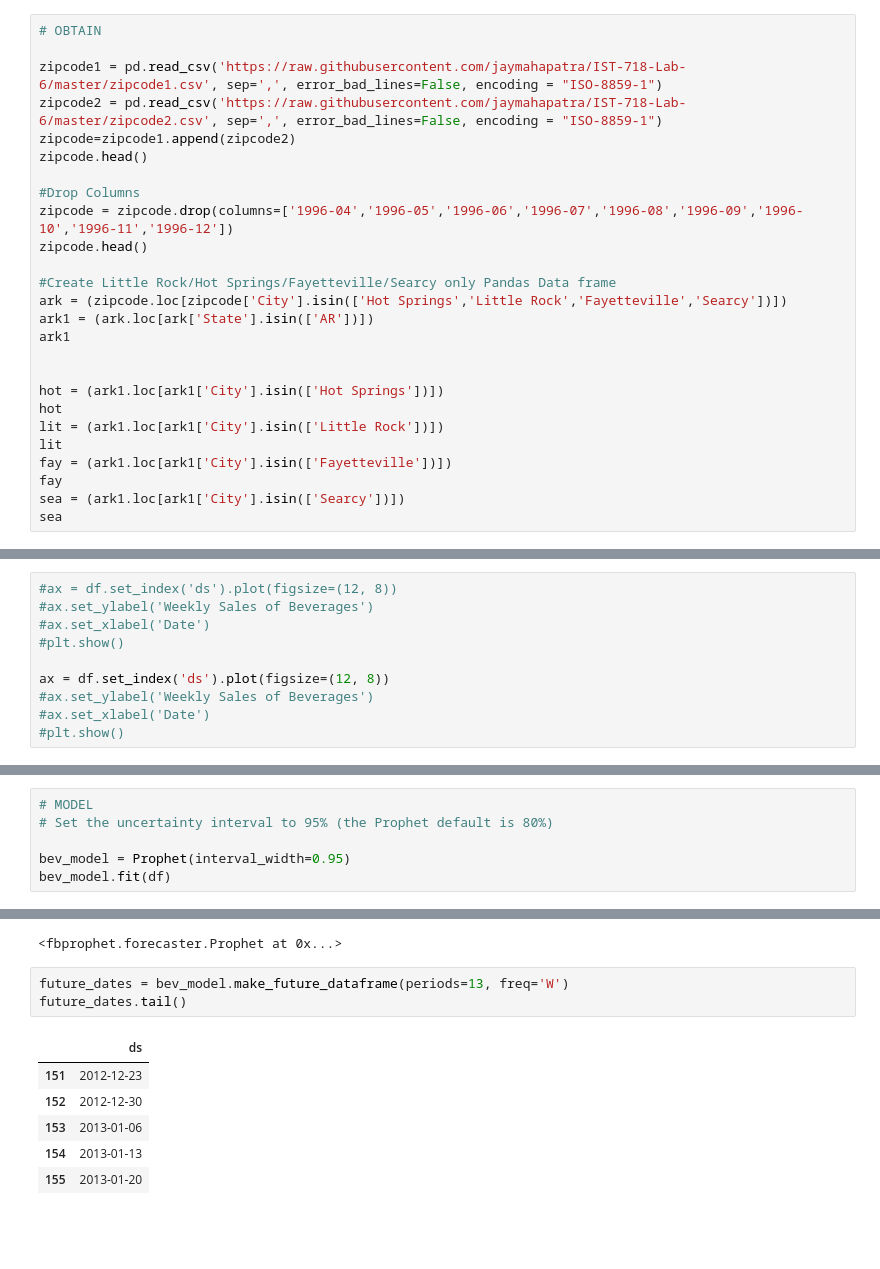
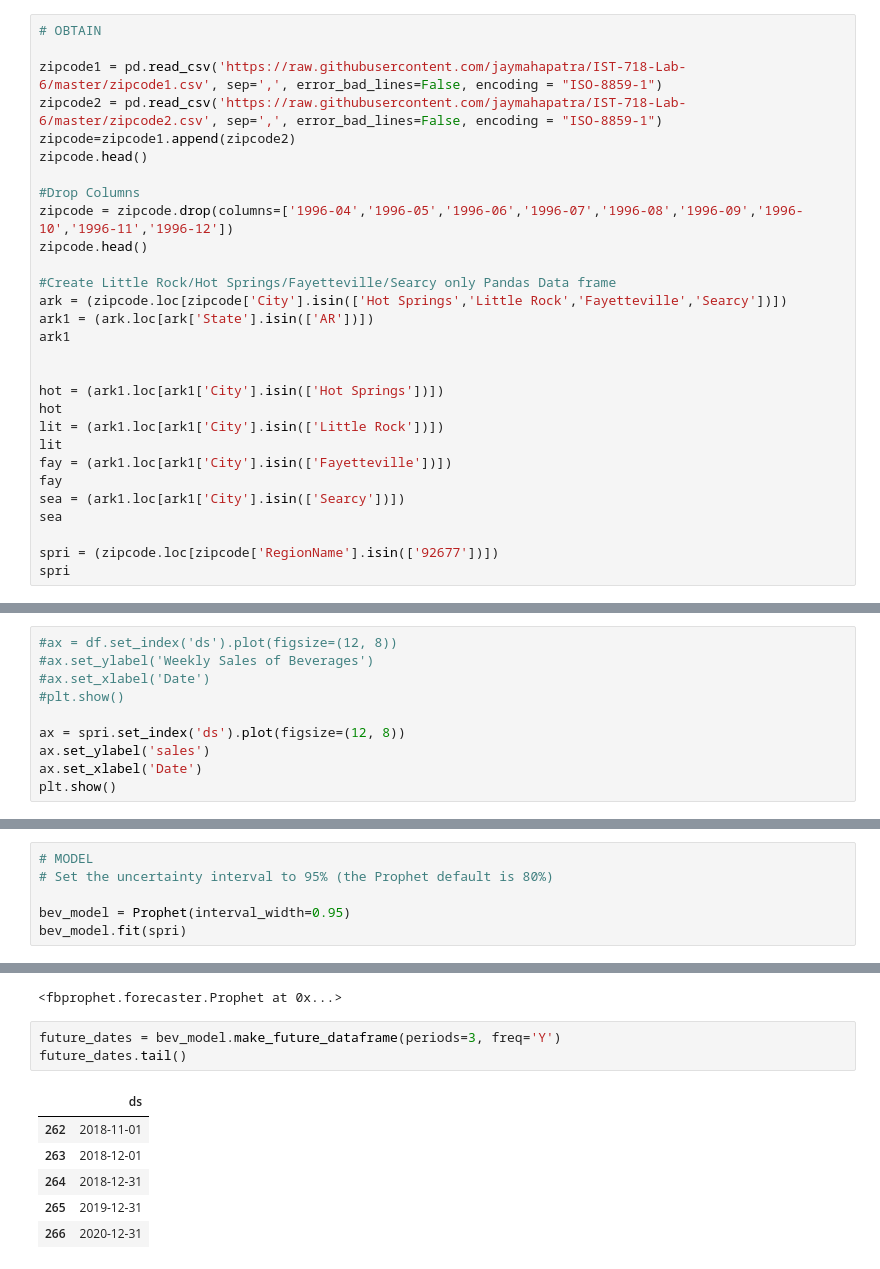
Before and after one commit to jaymahapatra/IST-718-Lab-6, a Jupyter notebook: Lab 6.ipynb, the cells around one changed output, grey strips where cells are left out. Saved outputs shown, nothing was run; the diff lists cells and outputs as text; blank space fills up the shorter version.

```diff
--- a/Lab 6.ipynb
+++ b/Lab 6.ipynb
@@ -57,5 +57,8 @@ fay = (ark1.loc[ark1['City'].isin(['Fayetteville'])])
 fay
 sea = (ark1.loc[ark1['City'].isin(['Searcy'])])
 sea
+
+spri = (zipcode.loc[zipcode['RegionName'].isin(['92677'])])
+spri
 # %% [output]
 |  | RegionID | RegionName | City | State | Metro | CountyName | SizeRank | 1997-01 | 1997-02 | 1997-03 | ... |
@@ -181,8 +225,8 @@ df.head()
 #ax.set_xlabel('Date')
 #plt.show()
 
-ax = df.set_index('ds').plot(figsize=(12, 8))
-#ax.set_ylabel('Weekly Sales of Beverages')
-#ax.set_xlabel('Date')
-#plt.show()
+ax = spri.set_index('ds').plot(figsize=(12, 8))
+ax.set_ylabel('sales')
+ax.set_xlabel('Date')
+plt.show()
 # %% [output]
@@ -192,21 +236,21 @@ ax = df.set_index('ds').plot(figsize=(12, 8))
 # Set the uncertainty interval to 95% (the Prophet default is 80%)
 
 bev_model = Prophet(interval_width=0.95)
-bev_model.fit(df)
+bev_model.fit(spri)
 # %% [output]
 INFO:fbprophet:Disabling weekly seasonality. Run prophet with weekly_seasonality=True to override this.
 INFO:fbprophet:Disabling daily seasonality. Run prophet with daily_seasonality=True to override this.
 <fbprophet.forecaster.Prophet at 0x...>
 # %%
-future_dates = bev_model.make_future_dataframe(periods=13, freq='W')
+future_dates = bev_model.make_future_dataframe(periods=3, freq='Y')
 future_dates.tail()
 # %% [output]
 |  | ds |
-| 151 | 2012-12-23 |
-| 152 | 2012-12-30 |
-| 153 | 2013-01-06 |
-| 154 | 2013-01-13 |
-| 155 | 2013-01-20 |
+| 262 | 2018-11-01 |
+| 263 | 2018-12-01 |
+| 264 | 2018-12-31 |
+| 265 | 2019-12-31 |
+| 266 | 2020-12-31 |
 # %%
 # MODEL
 
```
Also changed, not shown: parts of 9 cells of this notebook.
